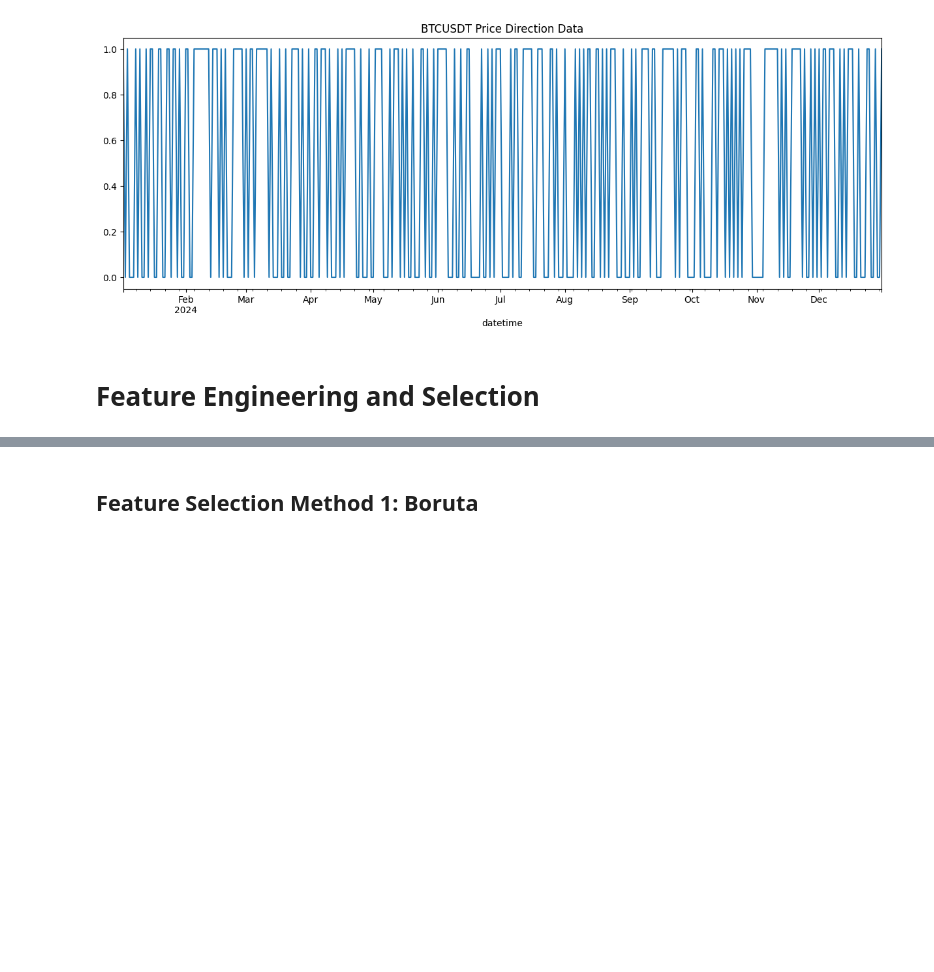
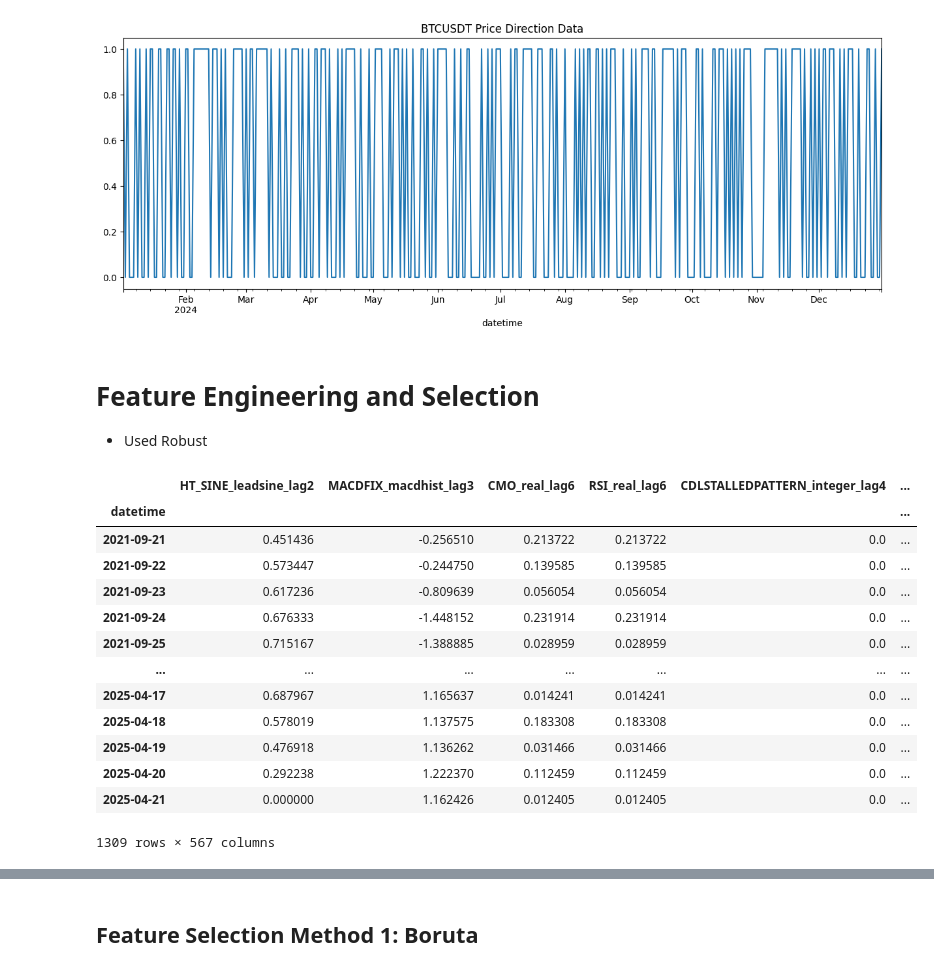
Before and after one commit to dleeim/coracle, a Jupyter notebook: xgboost/EDA.ipynb, the cells around one changed output, grey strips where cells are left out. Saved outputs shown, nothing was run; the diff lists cells and outputs as text; code cells hidden in the pictures; blank space fills up the shorter version.

```diff
--- a/xgboost/EDA.ipynb
+++ b/xgboost/EDA.ipynb
@@ -101,4 +101,58 @@ df_all['dir'].loc[(df_all.index > '2024-01-01') & (df_all.index < '2025-01-01')]
 [figure]
 # %% [markdown]
 # Feature Engineering and Selection
+
+- Used Robust
+# %%
+import pandas as pd, numpy as np
+from sklearn.preprocessing   import RobustScaler
+from sklearn.model_selection import TimeSeriesSplit
+from sklearn.feature_selection import mutual_info_classif
+
+# ── CONFIG ─────────────────────────────────────────────────────────────
+TARGET      = 'dir'
+MAX_LAG     = 14
+N_SPLITS    = 3
+KEEP_PCT    = 0.30
+
+# 1) Prepare X_final, y (mutual-info lag selection) ─────────────────────
+y  = df_all[TARGET]
+X0 = df_all.drop(columns=[TARGET])
+
+# 2) build lags 1…MAX_LAG
+frames = [X0.shift(L).add_suffix(f'_lag{L}') for L in range(1, MAX_LAG+1)]
+X_lag = pd.concat(frames, axis=1).dropna()
+y     = y.loc[X_lag.index]
+
+# 3) Apply Robust standardization to features(X) ────────────────────────
+scaler = RobustScaler()
+X_lag_scaled = pd.DataFrame(scaler.fit_transform(X_lag),index=X_lag.index,columns=X_lag.columns)
+
+# 4) avg MI over folds ──────────────────────────────────────────────────
+mi = pd.Series(0.0, index=X_lag_scaled.columns)
+tscv = TimeSeriesSplit(n_splits=N_SPLITS)
+for tr, _ in tscv.split(X_lag_scaled):
+    mi  += mutual_info_classif(X_lag_scaled.iloc[tr], y.iloc[tr], discrete_features=False)
+mi /= N_SPLITS
+
+# 5) keep top KEEP_PCT of lags ──────────────────────────────────────────
+k        = int(len(mi) * KEEP_PCT)
+top_feats= mi.nlargest(k).index
+X_red    = X_lag_scaled[top_feats]
+X_red
+# %% [output]
+|  | HT_SINE_leadsine_lag2 | MACDFIX_macdhist_lag3 | CMO_real_lag6 | RSI_real_lag6 | CDLSTALLEDPATTERN_integer_lag4 | ... |
+| datetime |  |  |  |  |  | ... |
+| 2021-09-21 | 0.451436 | -0.256510 | 0.213722 | 0.213722 | 0.0 | ... |
+| 2021-09-22 | 0.573447 | -0.244750 | 0.139585 | 0.139585 | 0.0 | ... |
+| 2021-09-23 | 0.617236 | -0.809639 | 0.056054 | 0.056054 | 0.0 | ... |
+| 2021-09-24 | 0.676333 | -1.448152 | 0.231914 | 0.231914 | 0.0 | ... |
+| 2021-09-25 | 0.715167 | -1.388885 | 0.028959 | 0.028959 | 0.0 | ... |
+| ... | ... | ... | ... | ... | ... | ... |
+| 2025-04-17 | 0.687967 | 1.165637 | 0.014241 | 0.014241 | 0.0 | ... |
+| 2025-04-18 | 0.578019 | 1.137575 | 0.183308 | 0.183308 | 0.0 | ... |
+| 2025-04-19 | 0.476918 | 1.136262 | 0.031466 | 0.031466 | 0.0 | ... |
+| 2025-04-20 | 0.292238 | 1.222370 | 0.112459 | 0.112459 | 0.0 | ... |
+| 2025-04-21 | 0.000000 | 1.162426 | 0.012405 | 0.012405 | 0.0 | ... |
+1309 rows × 567 columns
 # %%
```
Also changed, not shown: parts of 9 cells of this notebook.
